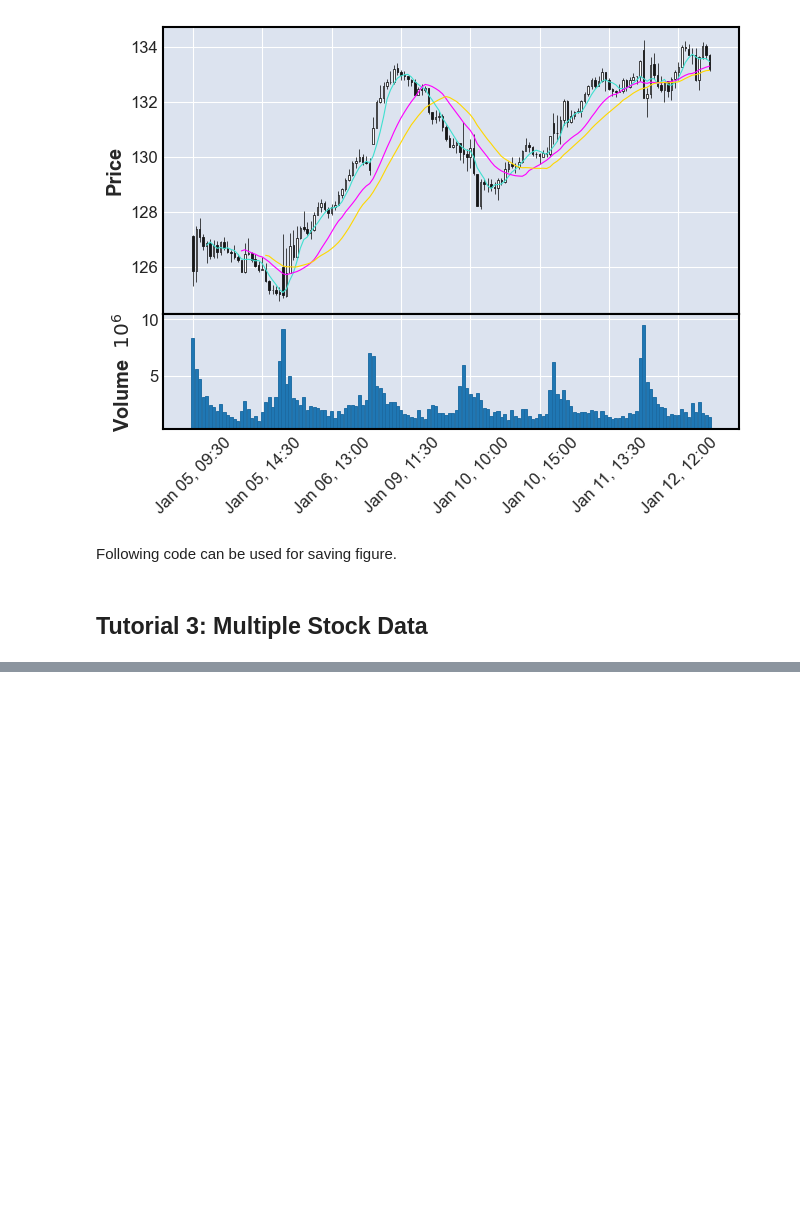
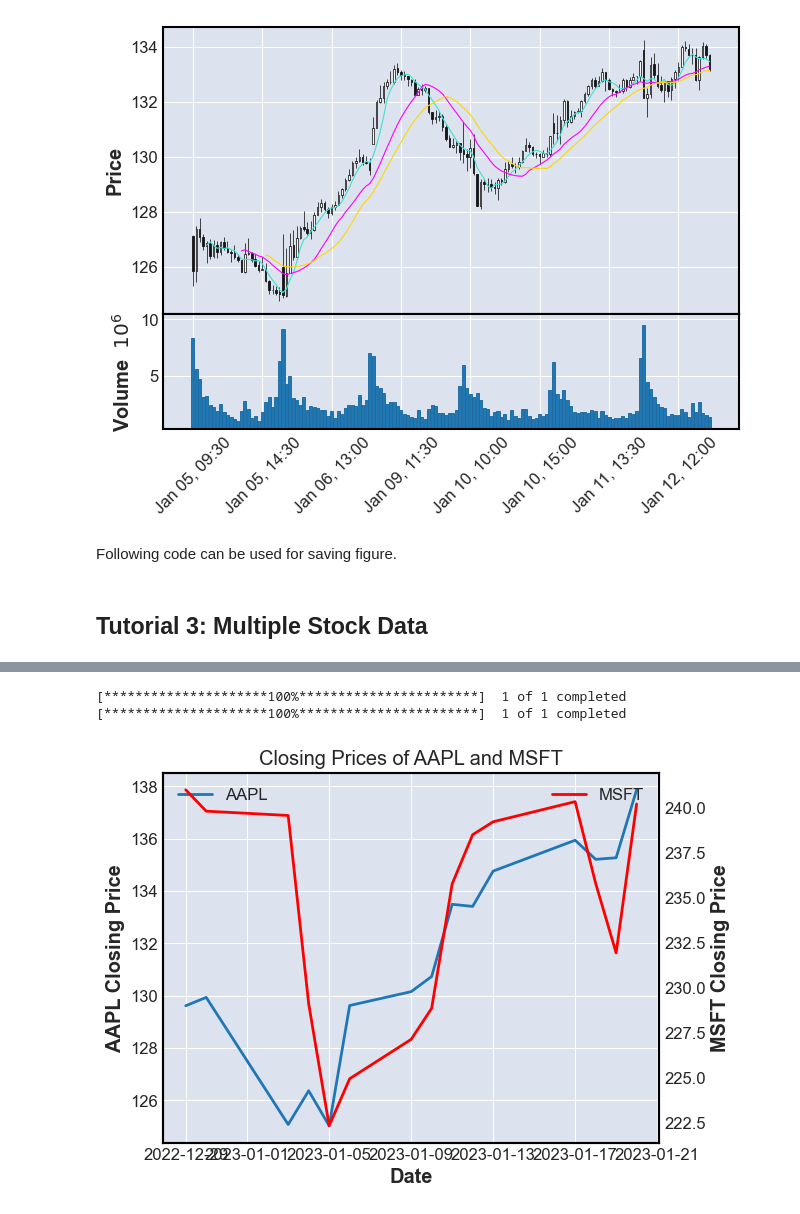
Before and after one commit to bilalonur/financial-visualization, a Jupyter notebook: finance-visualization.ipynb, the cells around one changed output, grey strips where cells are left out. Cells and saved outputs as stored; diff of their text form; code cells hidden in the pictures; blank space fills up the shorter version.

```diff
--- a/finance-visualization.ipynb
+++ b/finance-visualization.ipynb
@@ -361,0 +401,38 @@ stock_data = yf.download(stock_symbol, start=start_date, end=end_date, interval
+# %%
+import yfinance as yf
+import matplotlib.pyplot as plt
+
+# Download historical stock data for AAPL and MSFT
+aapl = yf.download("AAPL", period="15d")
+msft = yf.download("MSFT", period="15d")
+
+# create a figure and axis
+fig, ax = plt.subplots()
+
+# plot data
+ax.plot(aapl.index, aapl['Close'], label='AAPL')
+ax.set_ylabel('AAPL Closing Price')
+
+# set different y-axis
+ax2 = ax.twinx()
+ax2.plot(aapl.index, msft['Close'], 'r',label='MSFT')
+ax2.set_ylabel('MSFT Closing Price')
+
+# add grid lines
+ax.grid(True)
+ax2.grid(False)
+
+# add legend
+ax.legend(loc='upper left')
+ax2.legend(loc='upper right')
+
+# add title and axis labels
+ax.set_title('Closing Prices of AAPL and MSFT')
+ax.set_xlabel('Date')
+
+# show the plot
+plt.show()
+# %% [output]
+[*********************100%***********************]  1 of 1 completed
+[*********************100%***********************]  1 of 1 completed
+[figure, added]
```
Also changed, not shown: parts of 7 cells of this notebook.
